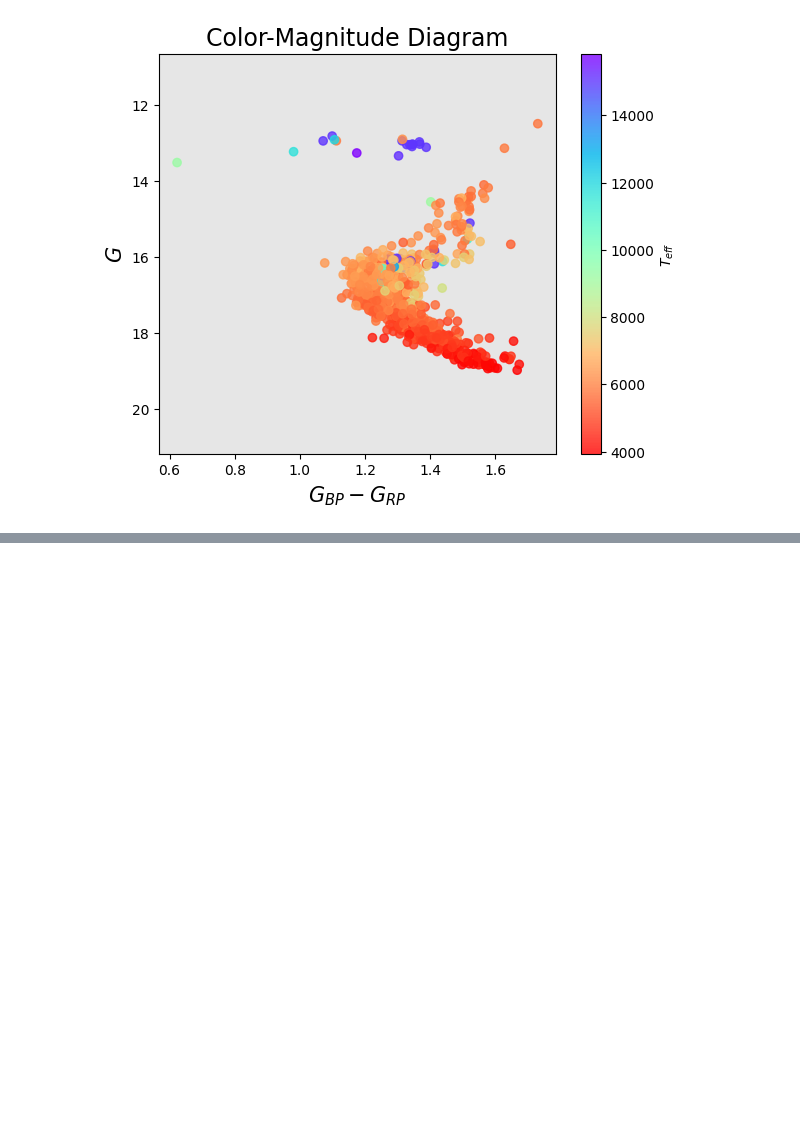
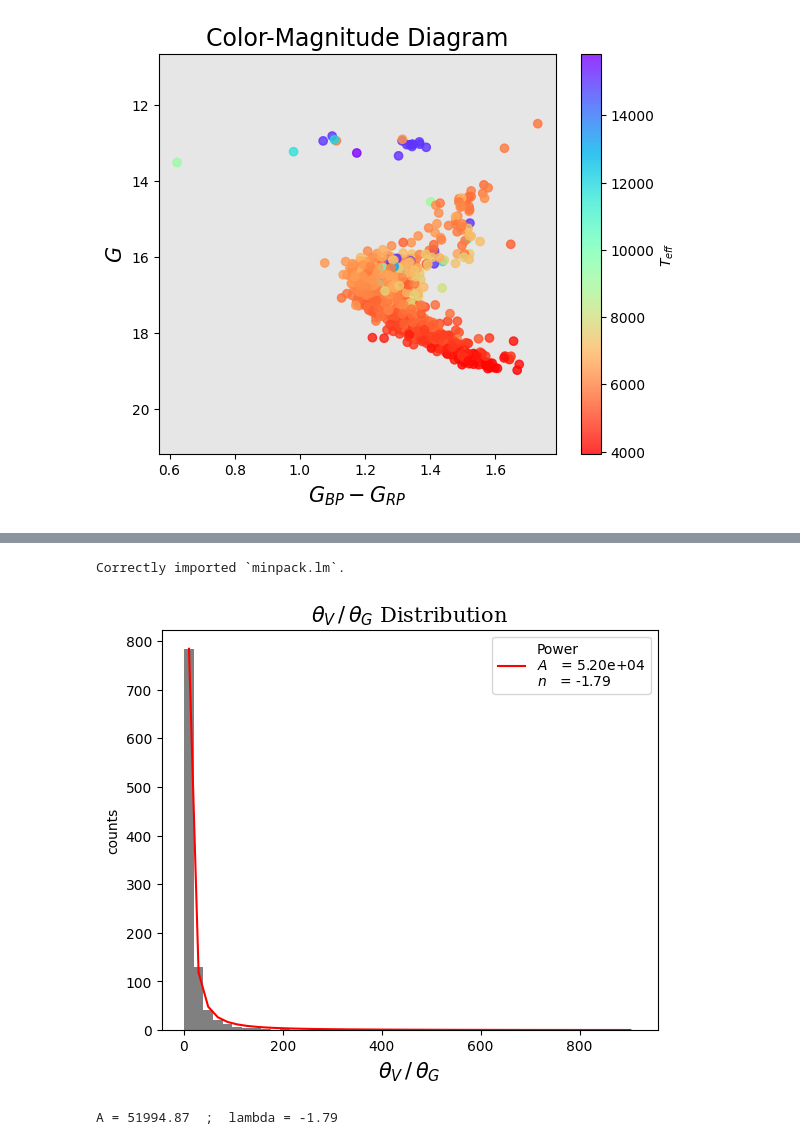
Before and after one commit to pietroferraiuolo/GRASP, a Jupyter notebook: scripts/n6121_analysis.ipynb, the cells around one changed output, grey strips where cells are left out. Cells and saved outputs as stored; diff of their text form; code cells hidden in the pictures; blank space fills up the shorter version.

```diff
--- a/scripts/n6121_analysis.ipynb
+++ b/scripts/n6121_analysis.ipynb
@@ -165,0 +131,9 @@ grasp.plots.doubleHistScatter(theta_2.computed_values, theta_1.computed_values,
+# %%
+t_ratio = theta_2/theta_1
+out = grasp.plots.histogram(t_ratio, kde=True, kde_kind='power', xlabel=r'$\theta_V\,/\,\theta_G$', out=True)
+fit = out['kde']
+print(f"A = {fit[0]:.2f}  ;  lambda = {fit[1]:.2f}")
+# %% [output]
+Correctly imported `minpack.lm`.
+[figure, added]
+A = 51994.87  ;  lambda = -1.79
```
Also changed, not shown: parts of 29 cells of this notebook, 6 other files.
